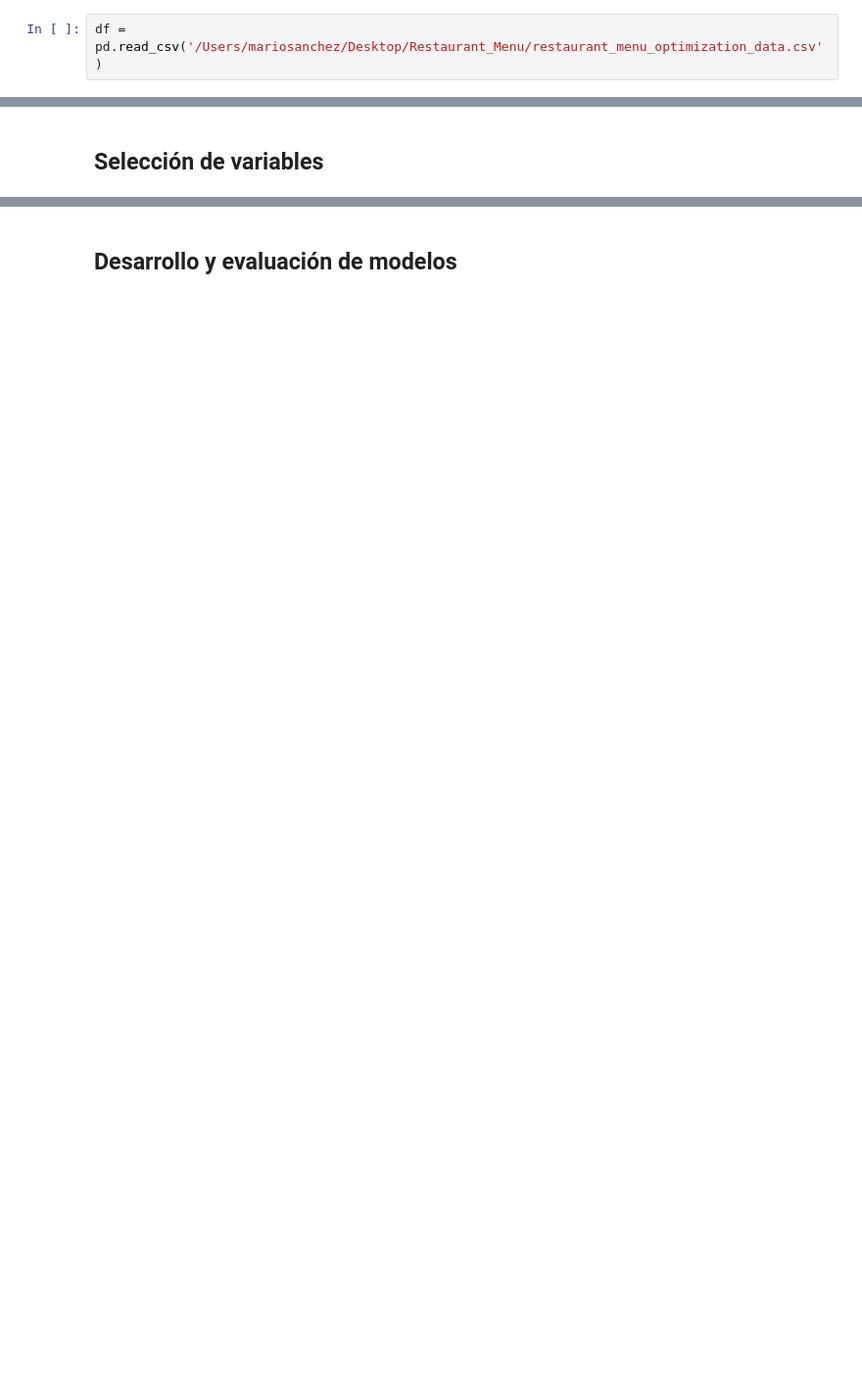
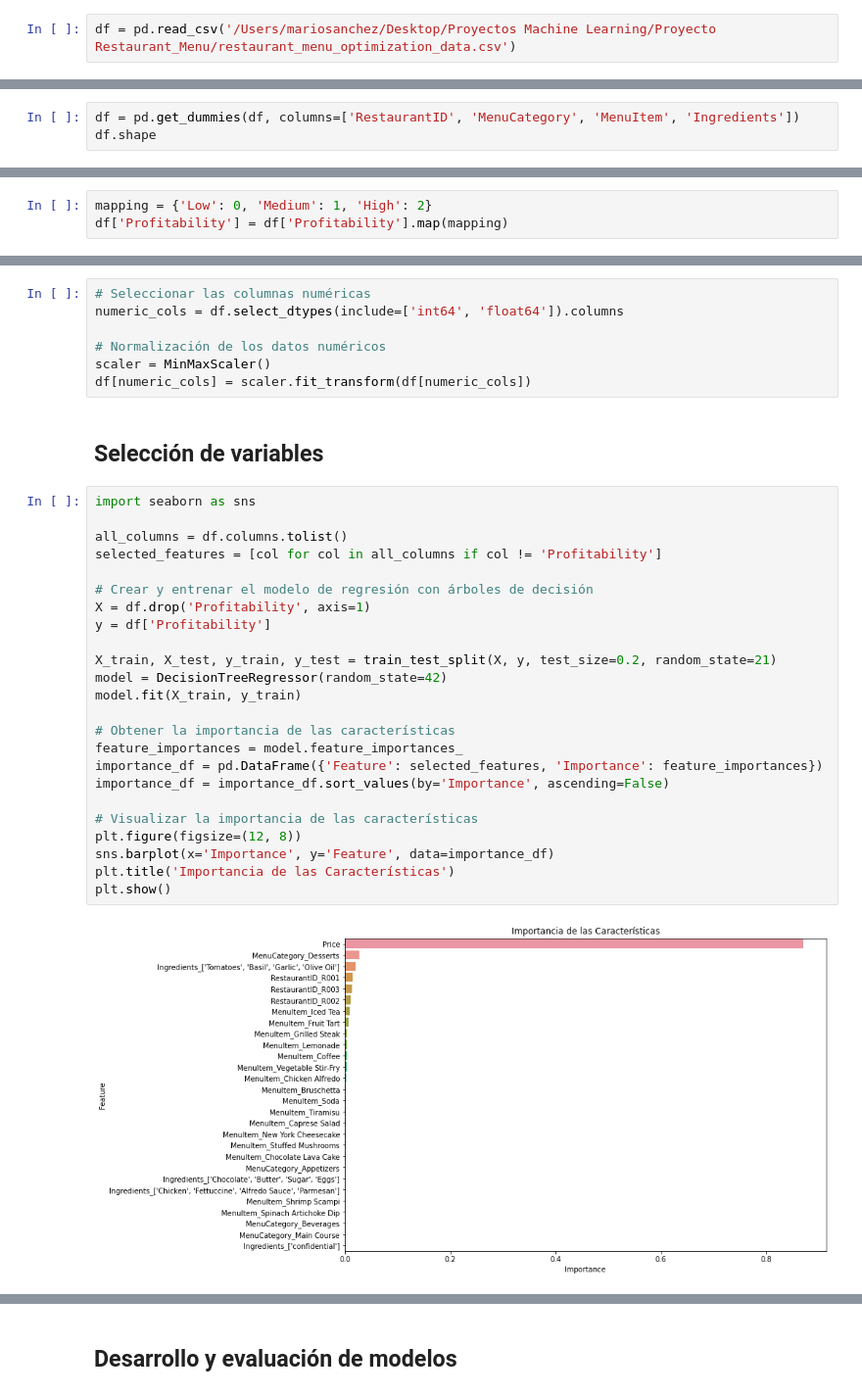
Before and after one commit to mariosanchez5/Proyectos_Machine_Learning, a Jupyter notebook: Proyecto Restaurant_Menu/Proyecto_Restaurant.ipynb, the cells around one changed output, grey strips where cells are left out. Shown at 98% size. Cells and saved outputs as stored; diff of their text form; blank space fills up the shorter version.

Commit message:
Agregando mayor análisis al proyecto

```diff
--- a/Proyecto Restaurant_Menu/Proyecto_Restaurant.ipynb
+++ b/Proyecto Restaurant_Menu/Proyecto_Restaurant.ipynb
@@ -7,5 +12,5 @@ import matplotlib.pyplot as plt
 # %%
-df = pd.read_csv('/Users/mariosanchez/Desktop/Restaurant_Menu/restaurant_menu_optimization_data.csv')
+df = pd.read_csv('/Users/mariosanchez/Desktop/Proyectos Machine Learning/Proyecto Restaurant_Menu/restaurant_menu_optimization_data.csv')
 # %% [markdown]
 ## Análisis exploratorio
 # %%
@@ -186,0 +208,3 @@ Name: Profitability, dtype: int64
+# %%
+df = pd.get_dummies(df, columns=['RestaurantID', 'MenuCategory', 'MenuItem', 'Ingredients'])
+df.shape
@@ -186,0 +215,3 @@ Name: Profitability, dtype: int64
+# %%
+mapping = {'Low': 0, 'Medium': 1, 'High': 2}
+df['Profitability'] = df['Profitability'].map(mapping)
@@ -187,4 +225,37 @@ Name: Profitability, dtype: int64
 # %% [markdown]
 ### 5. Normalizar variables numéricas
+# %%
+# Seleccionar las columnas numéricas
+numeric_cols = df.select_dtypes(include=['int64', 'float64']).columns
+
+# Normalización de los datos numéricos
+scaler = MinMaxScaler()
+df[numeric_cols] = scaler.fit_transform(df[numeric_cols])
 # %% [markdown]
 ## Selección de variables
+# %%
+import seaborn as sns
+
+all_columns = df.columns.tolist()
+selected_features = [col for col in all_columns if col != 'Profitability']
+
+# Crear y entrenar el modelo de regresión con árboles de decisión
+X = df.drop('Profitability', axis=1)
+y = df['Profitability']
+
+X_train, X_test, y_train, y_test = train_test_split(X, y, test_size=0.2, random_state=21)
+model = DecisionTreeRegressor(random_state=42)
+model.fit(X_train, y_train)
+
+# Obtener la importancia de las características
+feature_importances = model.feature_importances_
+importance_df = pd.DataFrame({'Feature': selected_features, 'Importance': feature_importances})
+importance_df = importance_df.sort_values(by='Importance', ascending=False)
+
+# Visualizar la importancia de las características
+plt.figure(figsize=(12, 8))
+sns.barplot(x='Importance', y='Feature', data=importance_df)
+plt.title('Importancia de las Características')
+plt.show()
+# %% [output]
+[figure, added]
```
Also changed, not shown: parts of 22 cells of this notebook.
